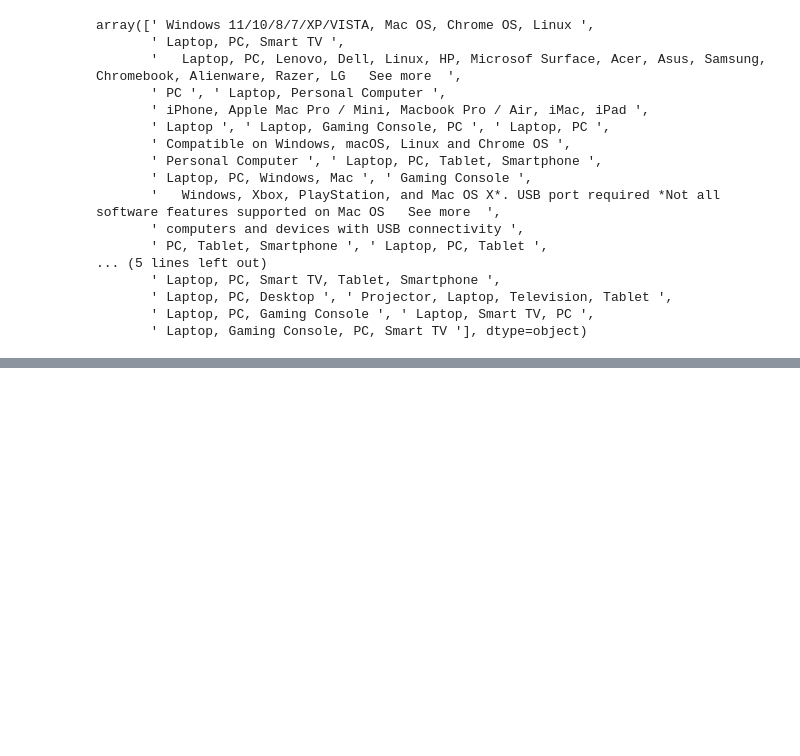
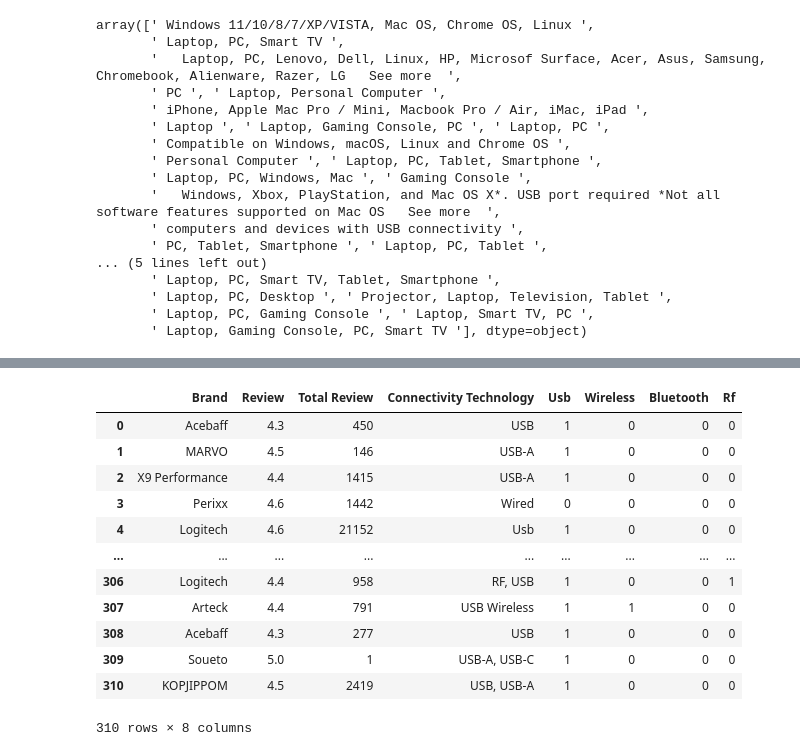
Before and after one commit to motconkien/Data-Projetcs, a Jupyter notebook: Amazon Project/Analyst/main.ipynb, the cells around one changed output, grey strips where cells are left out. Cells and saved outputs as stored; diff of their text form; code cells hidden in the pictures; blank space fills up the shorter version.

```diff
--- a/Amazon Project/Analyst/main.ipynb
+++ b/Amazon Project/Analyst/main.ipynb
@@ -249,0 +335,3 @@ To-do list for exploring data:
+# %%
+connectivity = data[["Brand",'Review', 'Total Review','Connectivity Technology']]
+connectivity
@@ -249,0 +357,18 @@ To-do list for exploring data:
+# %%
+keywords = ["usb","wireless","bluetooth","rf"]
+df = add_binary_columns(connectivity,'Connectivity Technology',keywords=keywords)
+df
+# %% [output]
+|  | Brand | Review | Total Review | Connectivity Technology | Usb | Wireless | Bluetooth | Rf |
+| 0 | Acebaff | 4.3 | 450 | USB | 1 | 0 | 0 | 0 |
+| 1 | MARVO | 4.5 | 146 | USB-A | 1 | 0 | 0 | 0 |
+| 2 | X9 Performance | 4.4 | 1415 | USB-A | 1 | 0 | 0 | 0 |
+| 3 | Perixx | 4.6 | 1442 | Wired | 0 | 0 | 0 | 0 |
+| 4 | Logitech | 4.6 | 21152 | Usb | 1 | 0 | 0 | 0 |
+| ... | ... | ... | ... | ... | ... | ... | ... | ... |
+| 306 | Logitech | 4.4 | 958 | RF, USB | 1 | 0 | 0 | 1 |
+| 307 | Arteck | 4.4 | 791 | USB Wireless | 1 | 1 | 0 | 0 |
+| 308 | Acebaff | 4.3 | 277 | USB | 1 | 0 | 0 | 0 |
+| 309 | Soueto | 5.0 | 1 | USB-A, USB-C | 1 | 0 | 0 | 0 |
+| 310 | KOPJIPPOM | 4.5 | 2419 | USB, USB-A | 1 | 0 | 0 | 0 |
+310 rows × 8 columns
```
Also changed, not shown: parts of 39 cells of this notebook, 1 other file.
